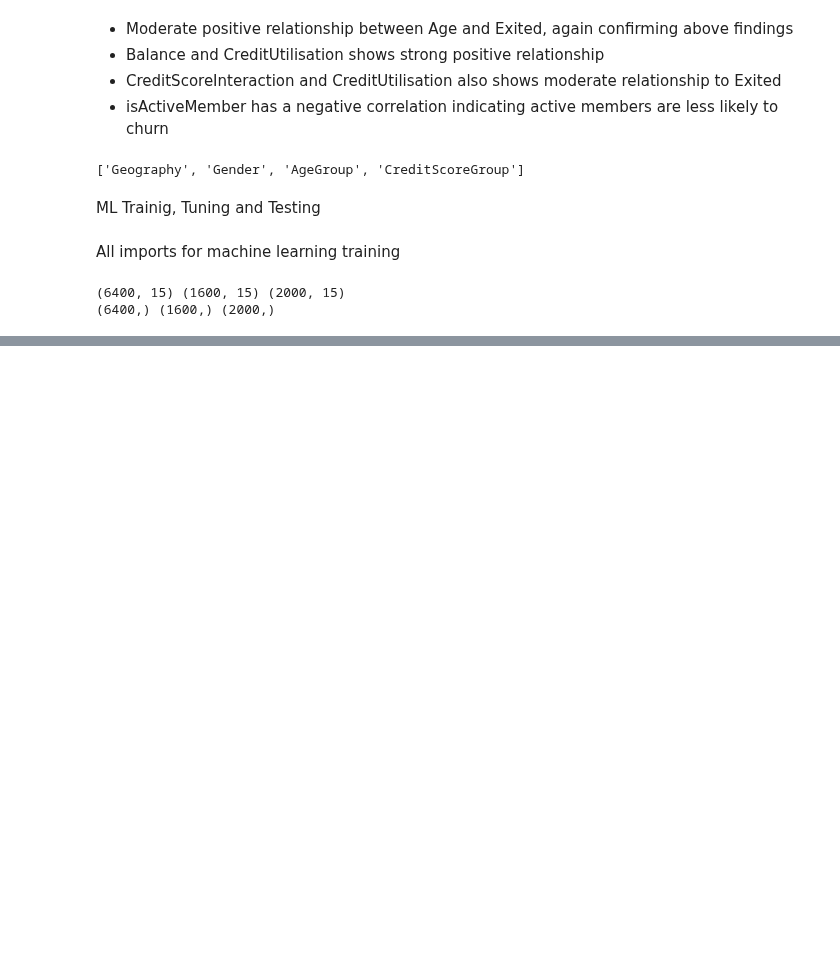
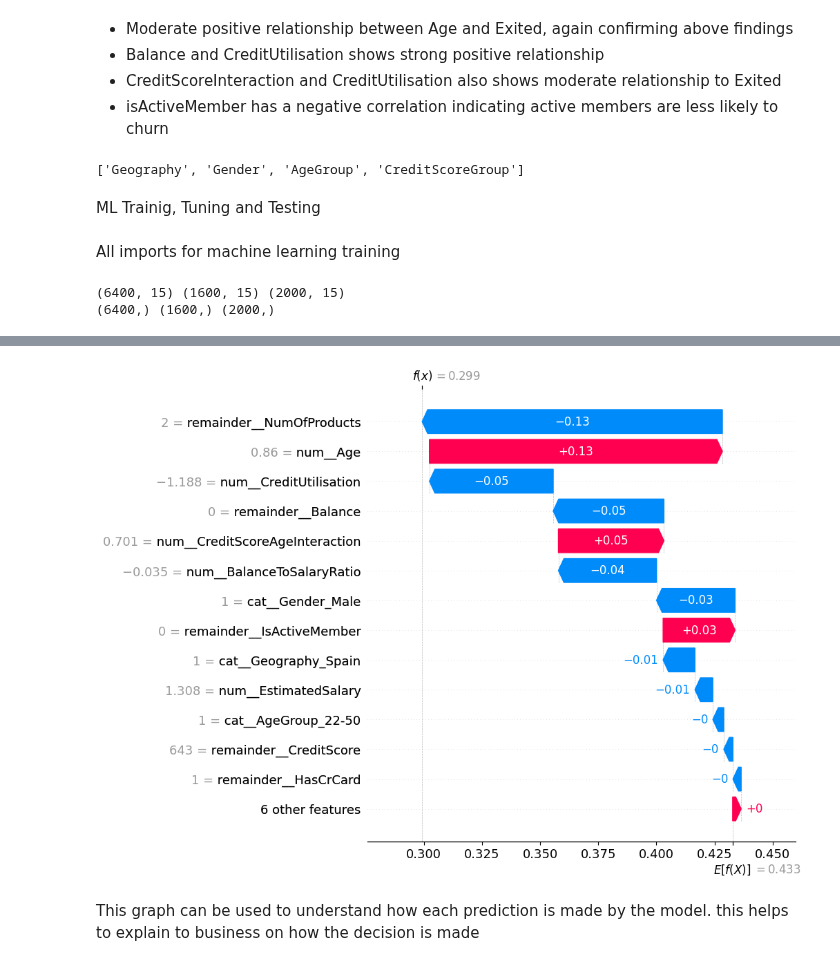
Before and after one commit to shashankpissey/CustomerChurnPredict, a Jupyter notebook: churn_prediction.ipynb, the cells around one changed output, grey strips where cells are left out. Cells and saved outputs as stored; diff of their text form; code cells hidden in the pictures; blank space fills up the shorter version.

```diff
--- a/churn_prediction.ipynb
+++ b/churn_prediction.ipynb
@@ -438,0 +631,7 @@ weighted avg       0.79      0.76      0.77      1600
+# %%
+sample_ind = 30
+shap.plots.waterfall(shap_values[sample_ind,:,1], max_display=14)
+# %% [output]
+[figure, added]
+# %% [markdown]
+This graph can be used to understand how each prediction is made by the model. this helps to explain to business on how the decision is made
```
Also changed, not shown: parts of 30 cells of this notebook.
